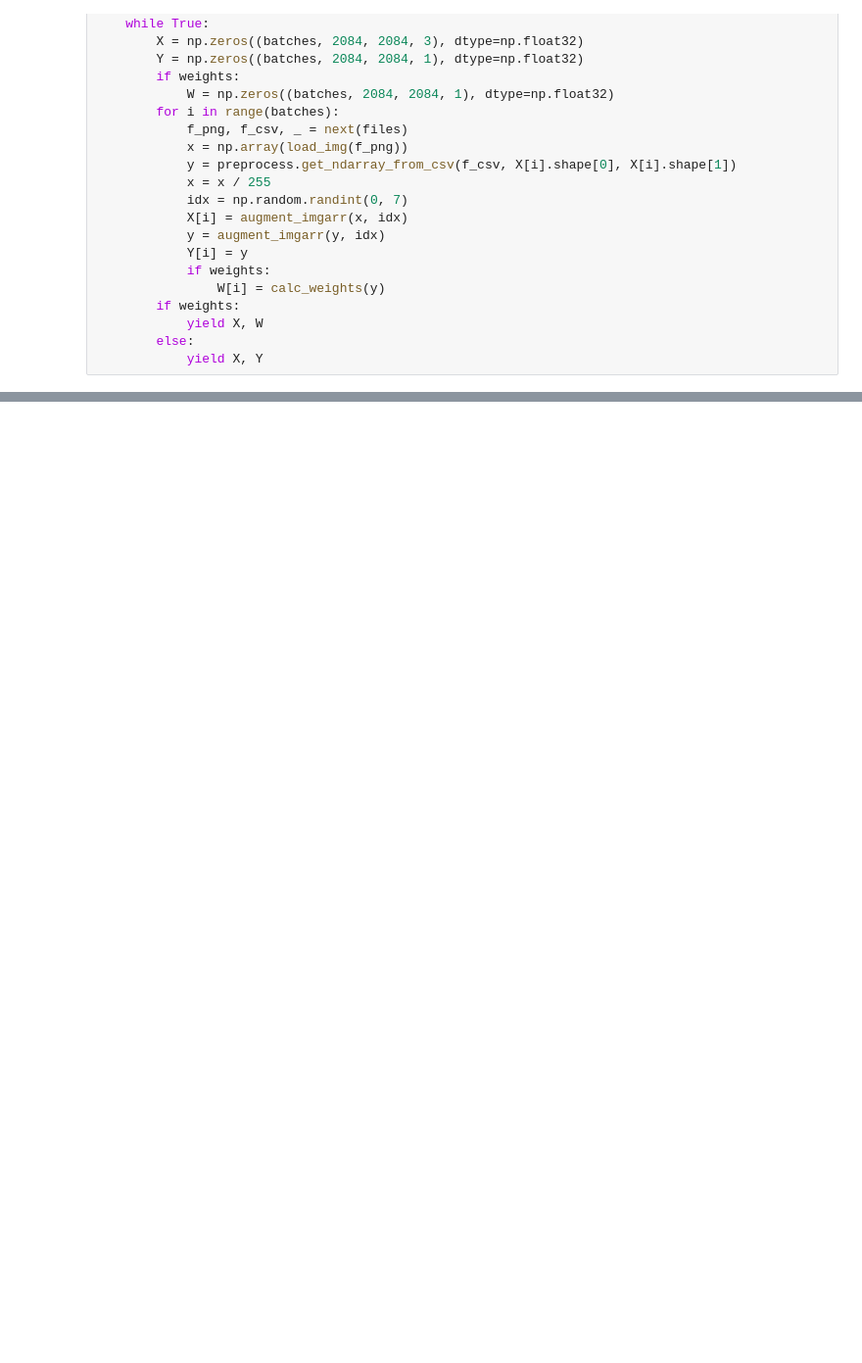
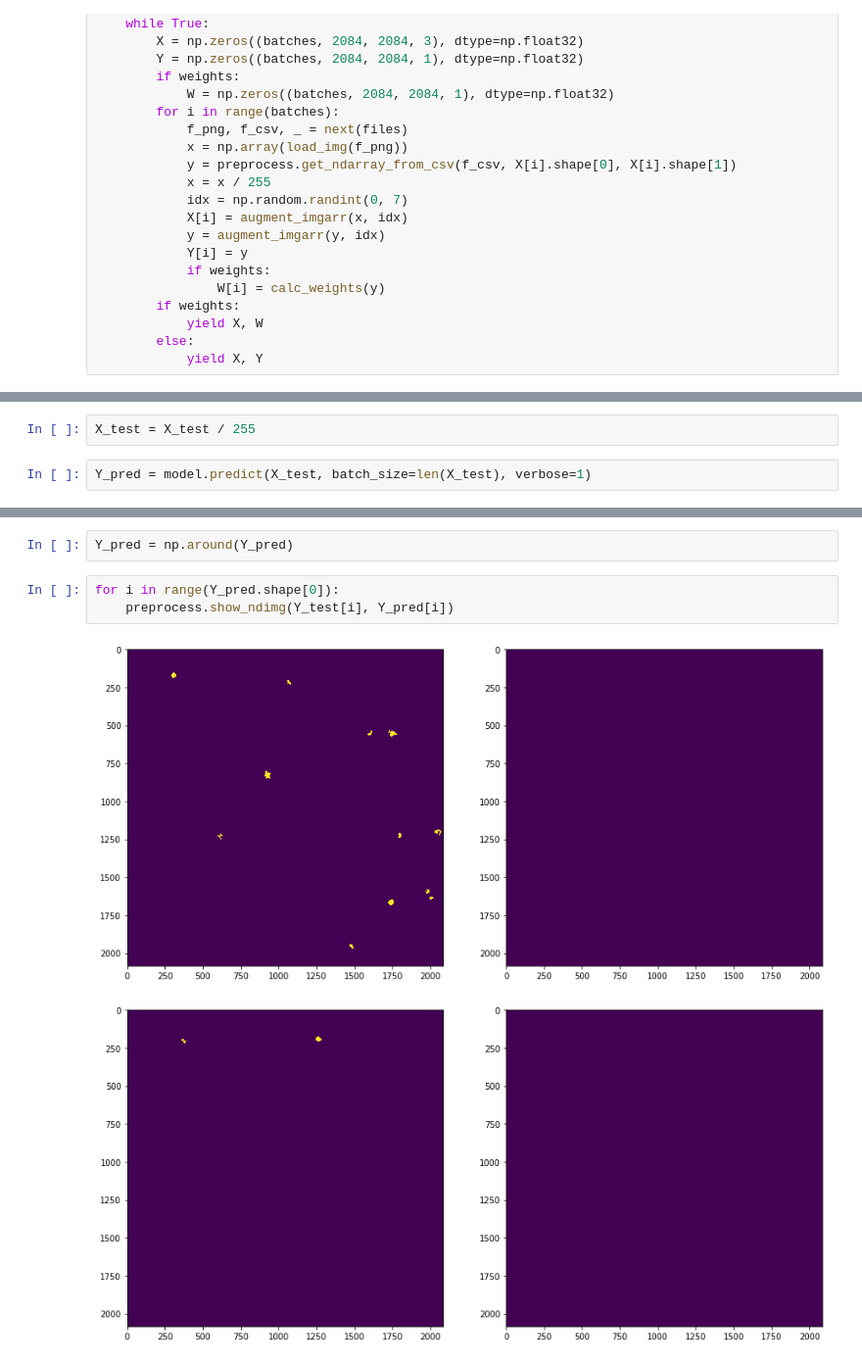
Before and after one commit to matthiasware/bio-unet, a Jupyter notebook: model_01.ipynb, the cells around one changed output, grey strips where cells are left out. Shown at 98% size. Saved outputs shown, nothing was run; the diff lists cells and outputs as text; blank space fills up the shorter version.

```diff
--- a/model_01.ipynb
+++ b/model_01.ipynb
@@ -155,0 +194,4 @@ loss_history
+# %%
+X_test = X_test / 255
+# %%
+Y_pred = model.predict(X_test, batch_size=len(X_test), verbose=1)
@@ -155,0 +200,8 @@ loss_history
+# %%
+Y_pred = np.around(Y_pred)
+# %%
+for i in range(Y_pred.shape[0]):
+    preprocess.show_ndimg(Y_test[i], Y_pred[i])
+# %% [output]
+[figure, added]
+[figure, added]
```
Also changed, not shown: parts of 11 cells of this notebook, 5 other files.
